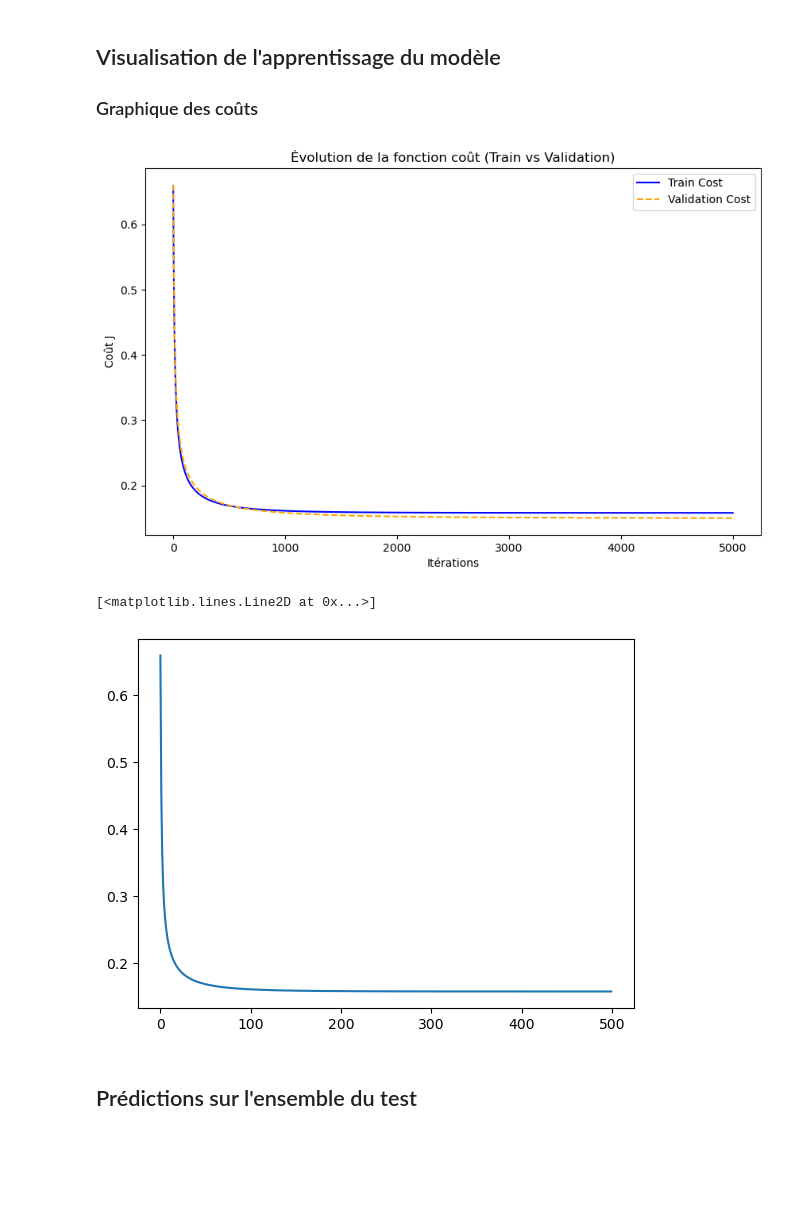
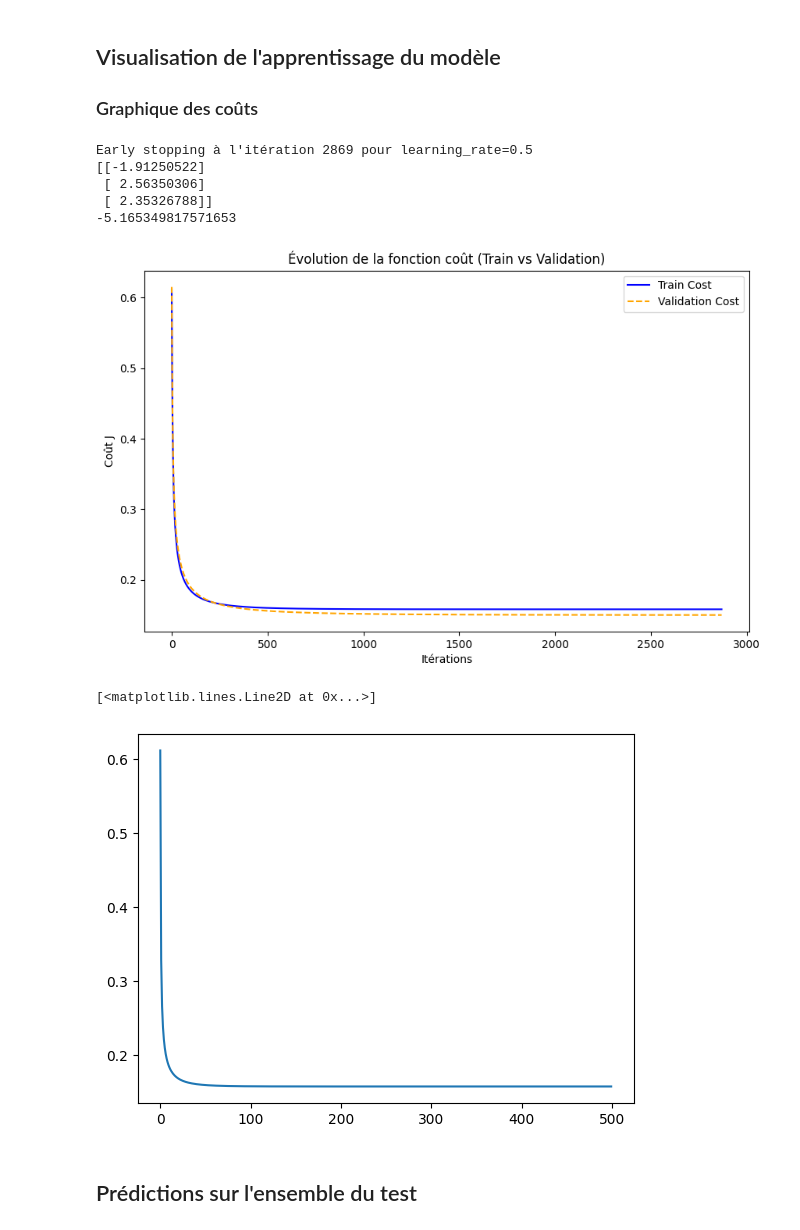
Before and after one commit to kenzalittlegenius/Projet_regression_logistique, a Jupyter notebook: regression_logistique.ipynb, the cells around one changed output. Saved outputs shown, nothing was run; the diff lists cells and outputs as text; code cells hidden in the pictures; blank space fills up the shorter version.

```diff
--- a/regression_logistique.ipynb
+++ b/regression_logistique.ipynb
@@ -335,14 +335,17 @@ def train_logistic_regression(X_train, y_train,
         w -= learning_rate * dw
         b -= learning_rate * db
 
+        # Le modèle calcule la fonction coût sur les données d'entrainement.
         train_cost = compute_cost(X_train, y_train, w, b)
+
         # Le modèle calcule la fonction coût sur les données de validation.
         val_cost = compute_cost(X_val, y_val, w, b)
 
         train_costs.append(train_cost)
         val_costs.append(val_cost)
 
-        if val_cost < best_val_cost:
+        min_delta = 1e-5
+        if best_val_cost - val_cost > min_delta:
             best_val_cost = val_cost
             best_w = w.copy()
             best_b = b
@@ -351,7 +354,8 @@ def train_logistic_regression(X_train, y_train,
             patience_counter += 1
 
         if patience_counter >= patience:
-            print(f"Early stopping à l'itération {i}")
+            print(f"Early stopping à l'itération {i} "
+                  f"pour learning_rate={learning_rate}")
             break
 
     return best_w, best_b, train_costs, val_costs
@@ -383,22 +433,39 @@ print(b)
 ## Visualisation de l'apprentissage du modèle
 ### Graphique des coûts
 # %%
+
+
+w,b,train_costs,val_costs = train_logistic_regression(
+    X_train,
+    Y_train,
+    X_val,
+    Y_val,
+    learning_rate=0.5,
+    n_iterations=5000
+)
+print(w)
+print(b)
 # Affichage du graphique comparatif (Source [5, 6])
 plt.figure(figsize=(10, 6))
 plt.plot(train_costs, label="Train Cost", color='blue')
 plt.plot(val_costs, label="Validation Cost", color='orange', linestyle='--')
 plt.title("Évolution de la fonction coût (Train vs Validation)")
 plt.xlabel("Itérations")
 plt.ylabel("Coût J")
 plt.legend()
 plt.show()
 # %% [output]
+Early stopping à l'itération 2869 pour learning_rate=0.5
+[[-1.91250522]
+ [ 2.56350306]
+ [ 2.35326788]]
+-5.165349817571653
-[figure, old version]
+[figure, new version]
 # %%
 plt.plot(train_costs[::10])
 # %% [output]
 [<matplotlib.lines.Line2D at 0x...>]
-[figure, old version]
+[figure, new version]
 # %% [markdown]
 ## Prédictions sur l'ensemble du test
 # %% [markdown]
```
Also changed, not shown: parts of 22 cells of this notebook.
